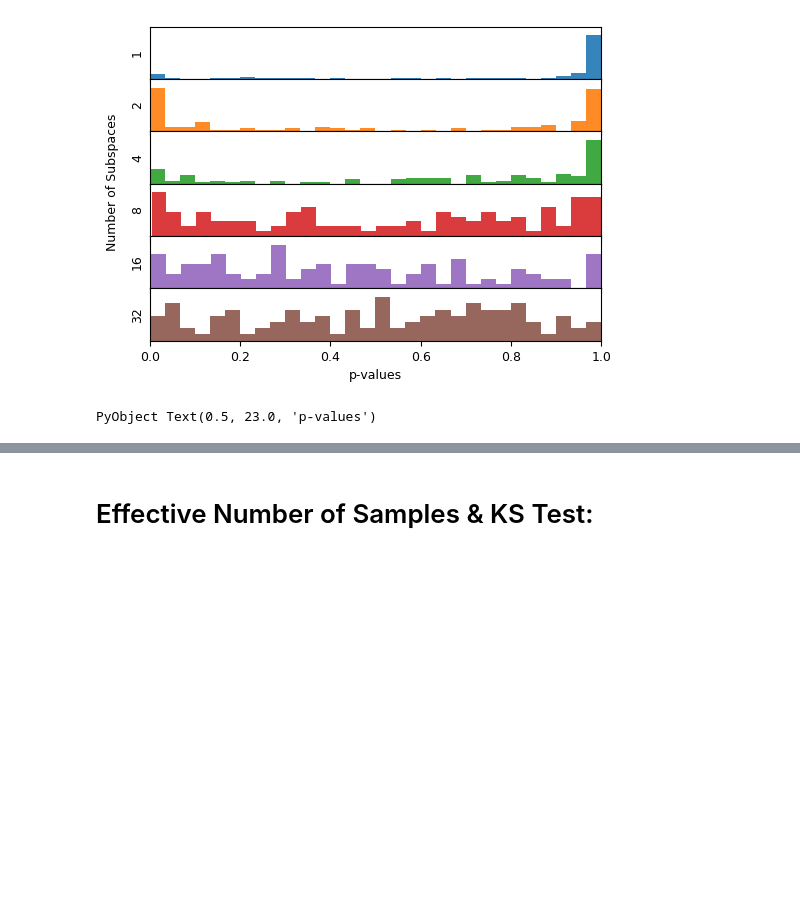
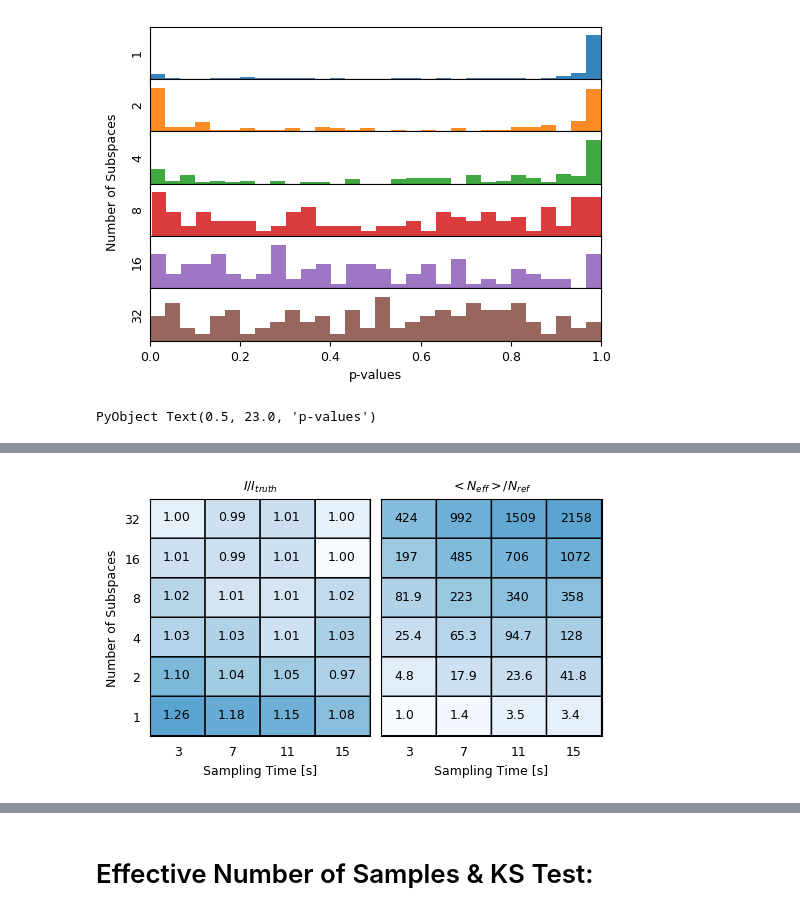
Before and after one commit to VasylHafych/Parallel_Sampling, a Jupyter notebook: notebooks/6-Benchmark-3.ipynb, the cells around one changed output, grey strips where cells are left out. Cells and saved outputs as stored; diff of their text form; code cells hidden in the pictures; blank space fills up the shorter version.

```diff
--- a/notebooks/6-Benchmark-3.ipynb
+++ b/notebooks/6-Benchmark-3.ipynb
@@ -605,0 +678,80 @@ PyObject Text(0.5, 23.0, 'p-values')
+# %%
+
+x_en = 1:5
+y_en = 1:7
+
+
+t_names = ["3", "7", "11", "15"]
+
+fig, (ax, ax2) = plt.subplots(1,2, figsize=(5.826767123287671, 3.07873698630137), sharey=true)
+fig.subplots_adjust(hspace=0.0, wspace=0.05)
+
+ax.pcolor(x_en, y_en, log.(abs.(1 .- data_1)), edgecolors="k", linewidths=1, cmap=ColorMap(plt.cm.Blues(range(0, stop=0.55, length=7))))
+# ax.set_yticklabels([])
+# ax.set_yticks([], minor = false)
+
+ax.set_yticks(y_en.+0.5)
+ax.set_yticklabels(rows_ind, minor=false, rotation=0)
+
+ax.set_xticks(x_en.+0.5)
+ax.set_xticklabels(t_names, minor=false, rotation=0)
+
+ax.set_ylim(1, 7)
+ax.set_xlim(1, 5)
+
+for (row_en, row_val) in enumerate(rows_ind), (col_en, col_val) in enumerate(cols_ind)
+#     data_1[row_en, col_val] = int_min
+#     intt = round(round(data_1[row_en, col_val], sigdigits=3), digits=3)
+    intt = round(data_1[row_en, col_val], sigdigits=3)
+    ax.text(col_val +0.23, row_en +0.45 , "$(@sprintf("%.2f", intt))", fontsize=9)
+end
+
+ax.xaxis.set_ticks_position("none")
+ax.yaxis.set_ticks_position("none")
+
+# ax[2].text(-5,5.1,"(b)",horizontalalignment="center", verticalalignment="center")
+# fig.text(0.05, 0.5, "Number of Subspaces", va="center", rotation="vertical")
+ax.set_ylabel("Number of Subspaces")
+ax.set_xlabel("Sampling Time [s]")
+ax.set_title(L"I \slash I_{truth}")
+
+# ****
+
+ax2.pcolor(x_en, y_en, log.(data_3), edgecolors="k", linewidths=1, cmap=ColorMap(plt.cm.Blues(range(0, stop=0.55, length=7))))
+# ax.set_yticklabels([])
+# ax.set_yticks([], minor = false)
+
+# ax2.set_yticks([])
+
+ax2.set_xticks(x_en.+0.5)
+ax2.set_xticklabels(t_names, minor=false, rotation=0)
+
+ax2.xaxis.set_ticks_position("none")
+ax2.yaxis.set_ticks_position("none")
+
+ax2.set_ylim(1, 7)
+ax2.set_xlim(1, 5)
+
+for (row_en, row_val) in enumerate(rows_ind), (col_en, col_val) in enumerate(cols_ind)
+
+    intt = round(data_3[row_en, col_val]/minimum(data_3), digits=1)
+    if intt > 100
+        intt = round(Int64, intt)
+    end
+    ax2.text(col_val +0.24, row_en +0.43 , "$intt", fontsize=9)
+
+#     intt = round(Int64, data_3[row_en, col_val]./minimum(data_3))
+#     ax2.text(col_val +0.35, row_en +0.43 , "$intt", )
+end
+
+
+# ax[2].text(-5,5.1,"(b)",horizontalalignment="center", verticalalignment="center")
+# fig.text(0.05, 0.5, "Number of Subspaces", va="center", rotation="vertical")
+ax2.set_xlabel("Sampling Time [s]")
+
+ax2.set_title(L"<N_{eff}> / N_{ref}")
+
+
+# fig.savefig("../plots/fig-k.pdf", bbox_inches = "tight")
+# %% [output]
+[figure, added]
```
Also changed, not shown: parts of 12 cells of this notebook, 9 other files.
